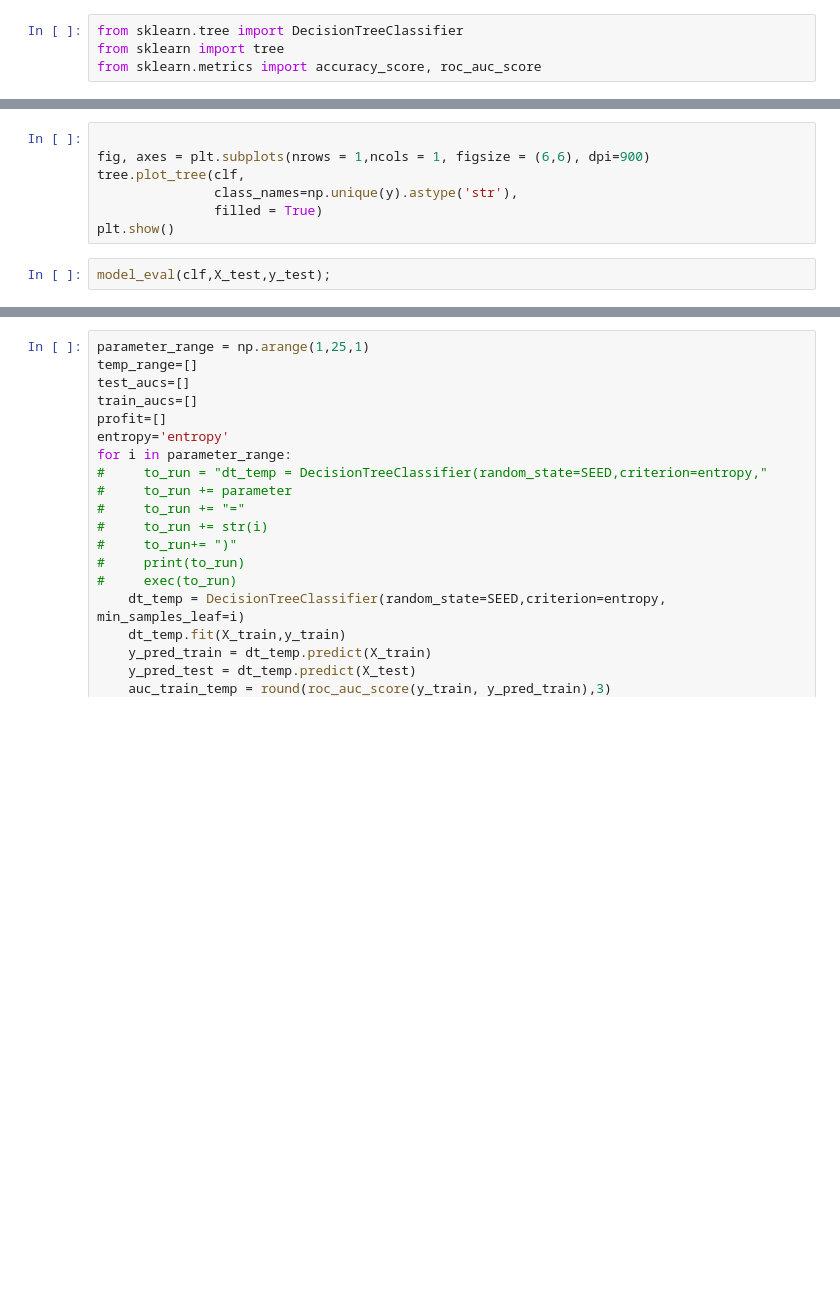
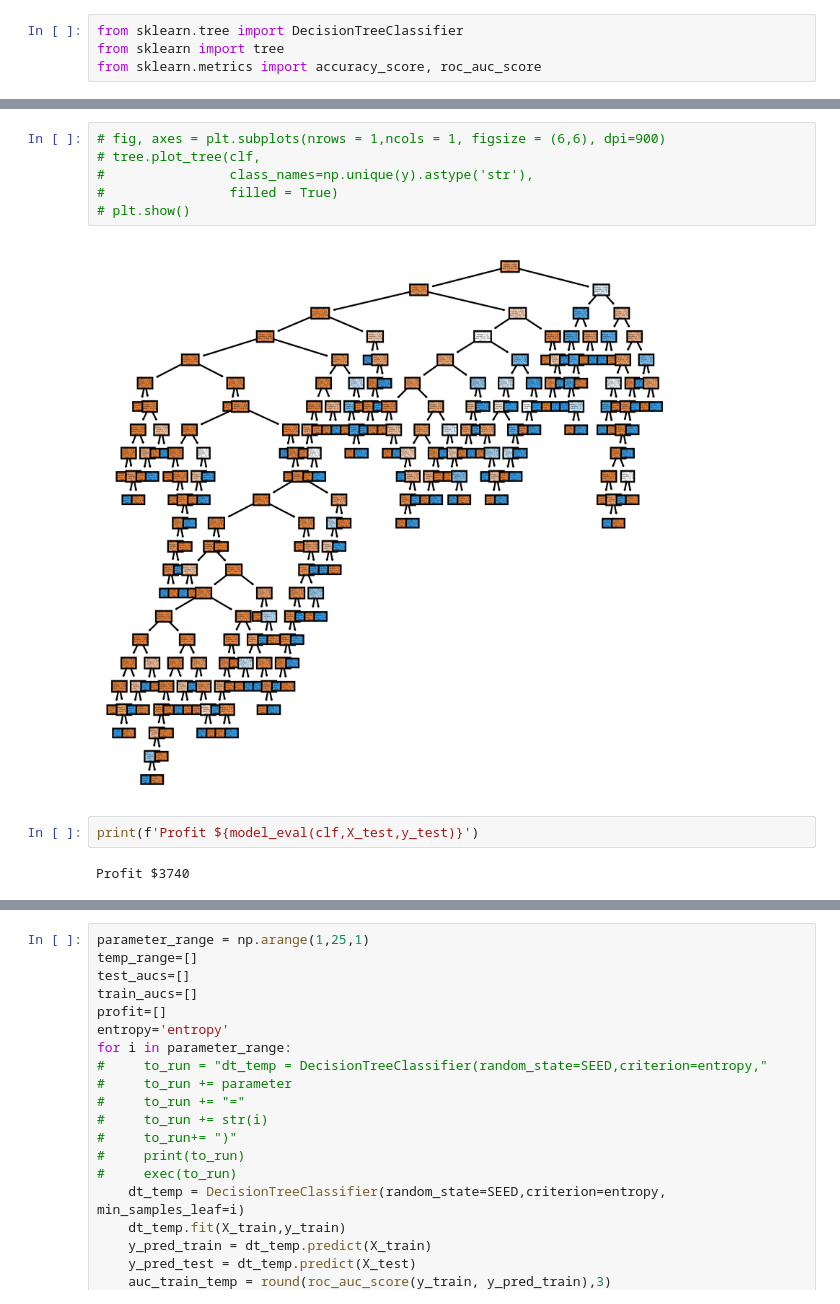
Before and after one commit to MattLeRoi/Telecom-customer-churn-analysis, a Jupyter notebook: phase3_project.ipynb, the cells around one changed output, grey strips where cells are left out. Cells and saved outputs as stored; diff of their text form; blank space fills up the shorter version.

```diff
--- a/phase3_project.ipynb
+++ b/phase3_project.ipynb
@@ -104,12 +156,15 @@ clf.fit(X_train, y_train)
 # %%
-
-fig, axes = plt.subplots(nrows = 1,ncols = 1, figsize = (6,6), dpi=900)
-tree.plot_tree(clf,
-               class_names=np.unique(y).astype('str'),
-               filled = True)
-plt.show()
+# fig, axes = plt.subplots(nrows = 1,ncols = 1, figsize = (6,6), dpi=900)
+# tree.plot_tree(clf,
+#                class_names=np.unique(y).astype('str'),
+#                filled = True)
+# plt.show()
+# %% [output]
+[figure, added]
 # %%
-model_eval(clf,X_test,y_test);
+print(f'Profit ${model_eval(clf,X_test,y_test)}')
+# %% [output]
+Profit $3740
 # %%
 y_hat_test = clf.predict(X_test)
 conf_mat = confusion_matrix(y_test, y_hat_test)
```
Also changed, not shown: parts of 19 cells of this notebook.
